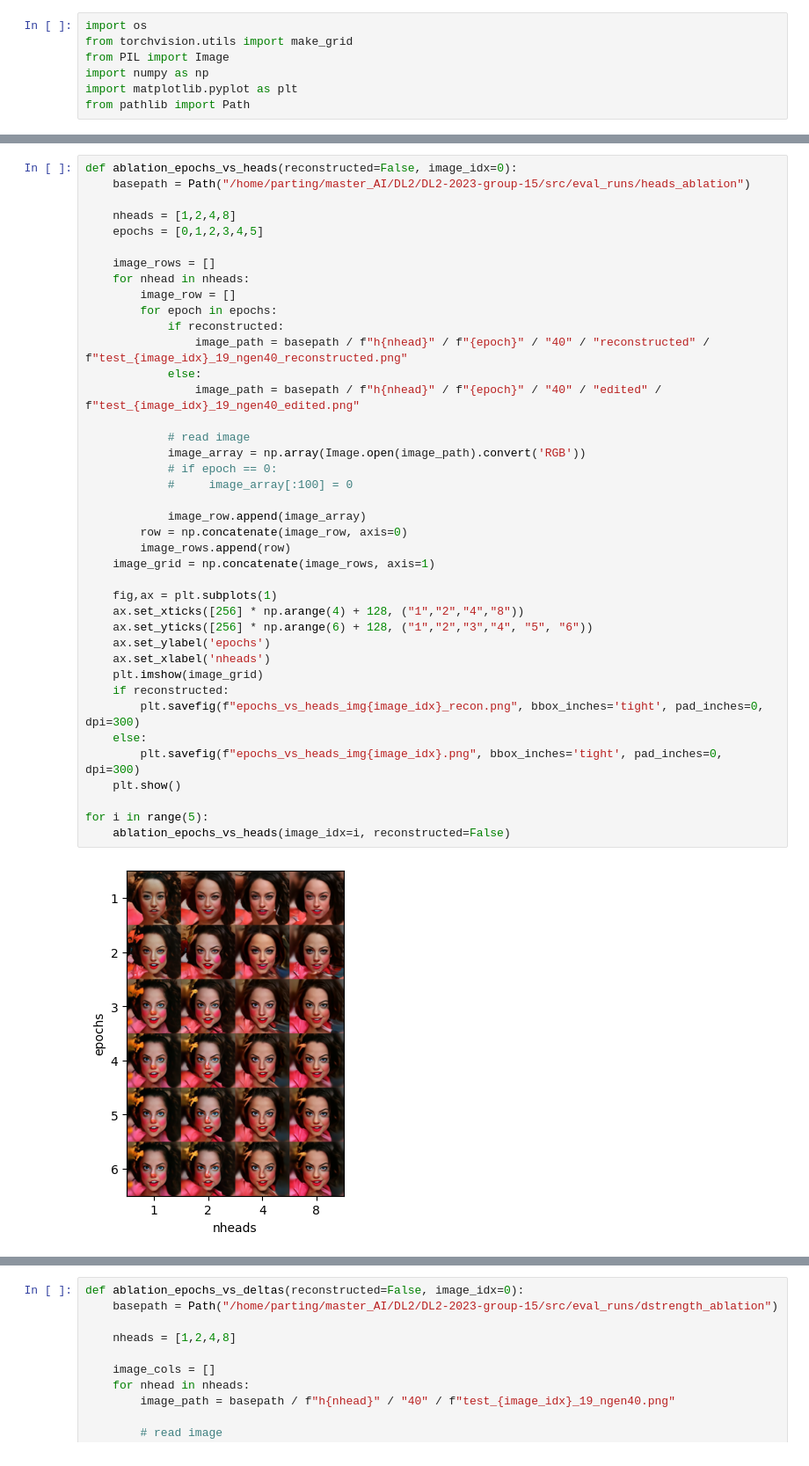
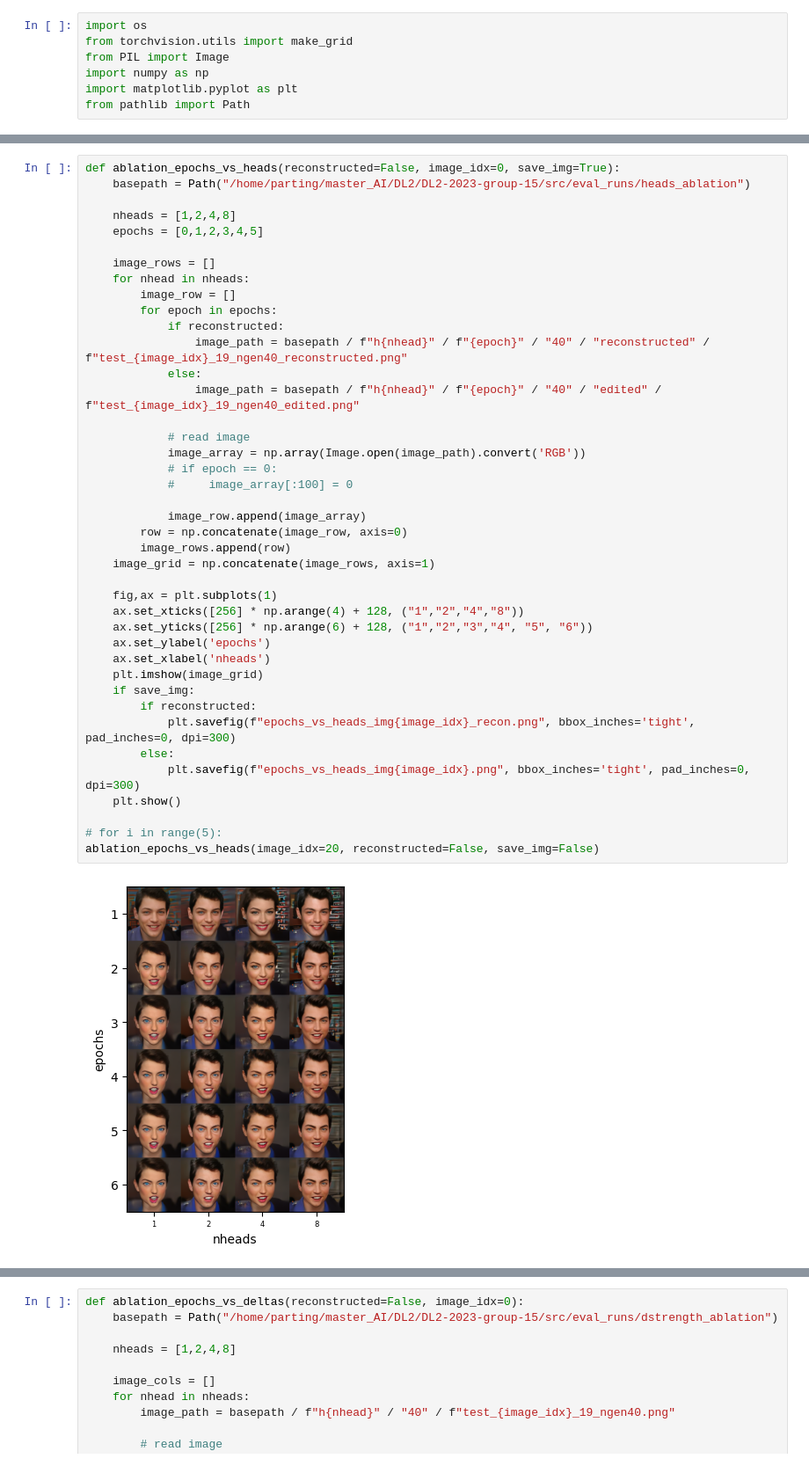
Before and after one commit to zilaeric/asyrp-extension, a Jupyter notebook: src/lib/asyrp/notebooks/visualize_ablations.ipynb, the cells around one changed output, grey strips where cells are left out. Shown at 88% size. Cells and saved outputs as stored; diff of their text form.

```diff
--- a/src/lib/asyrp/notebooks/visualize_ablations.ipynb
+++ b/src/lib/asyrp/notebooks/visualize_ablations.ipynb
@@ -18,42 +8,43 @@ def gallery(array, ncols=3):
 # %%
-def ablation_epochs_vs_heads(reconstructed=False, image_idx=0):
+def ablation_epochs_vs_heads(reconstructed=False, image_idx=0, save_img=True):
     basepath = Path("/home/parting/master_AI/DL2/DL2-2023-group-15/src/eval_runs/heads_ablation")
 
     nheads = [1,2,4,8]
     epochs = [0,1,2,3,4,5]
 
     image_rows = []
     for nhead in nheads:
         image_row = []
         for epoch in epochs:
             if reconstructed:
                 image_path = basepath / f"h{nhead}" / f"{epoch}" / "40" / "reconstructed" / f"test_{image_idx}_19_ngen40_reconstructed.png"
             else:
                 image_path = basepath / f"h{nhead}" / f"{epoch}" / "40" / "edited" / f"test_{image_idx}_19_ngen40_edited.png"
 
             # read image
             image_array = np.array(Image.open(image_path).convert('RGB'))
             # if epoch == 0:
             #     image_array[:100] = 0
 
             image_row.append(image_array)
         row = np.concatenate(image_row, axis=0)
         image_rows.append(row)
     image_grid = np.concatenate(image_rows, axis=1)
 
     fig,ax = plt.subplots(1)
     ax.set_xticks([256] * np.arange(4) + 128, ("1","2","4","8"))
     ax.set_yticks([256] * np.arange(6) + 128, ("1","2","3","4", "5", "6"))
     ax.set_ylabel('epochs')
     ax.set_xlabel('nheads')
     plt.imshow(image_grid)
-    if reconstructed:
-        plt.savefig(f"epochs_vs_heads_img{image_idx}_recon.png", bbox_inches='tight', pad_inches=0, dpi=300)
-    else:
-        plt.savefig(f"epochs_vs_heads_img{image_idx}.png", bbox_inches='tight', pad_inches=0, dpi=300)
+    if save_img:
+        if reconstructed:
+            plt.savefig(f"epochs_vs_heads_img{image_idx}_recon.png", bbox_inches='tight', pad_inches=0, dpi=300)
+        else:
+            plt.savefig(f"epochs_vs_heads_img{image_idx}.png", bbox_inches='tight', pad_inches=0, dpi=300)
     plt.show()
 
-for i in range(5):
-    ablation_epochs_vs_heads(image_idx=i, reconstructed=False)
+# for i in range(5):
+ablation_epochs_vs_heads(image_idx=20, reconstructed=False, save_img=False)
 # %% [output]
-[figure, old version]
+[figure, new version]
```
Also changed, not shown: parts of 10 cells of this notebook.
